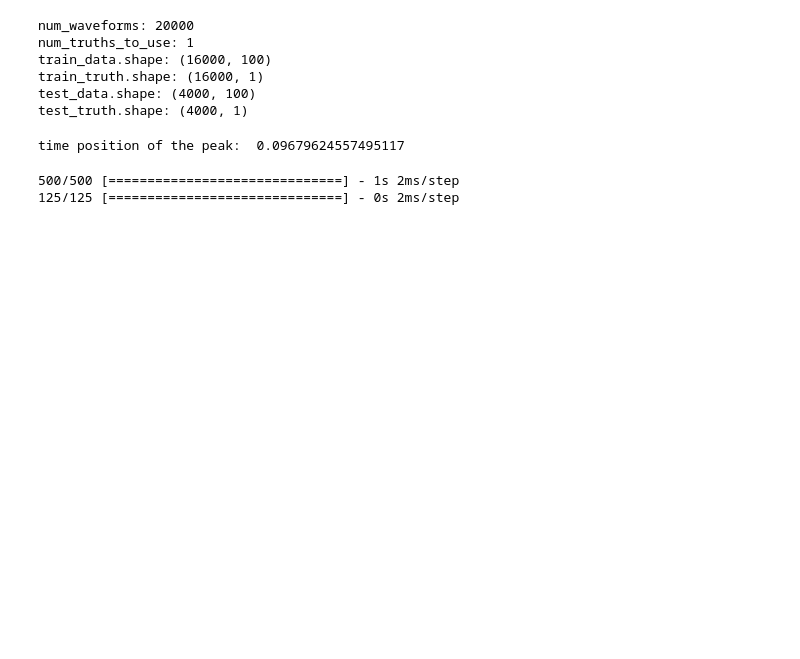
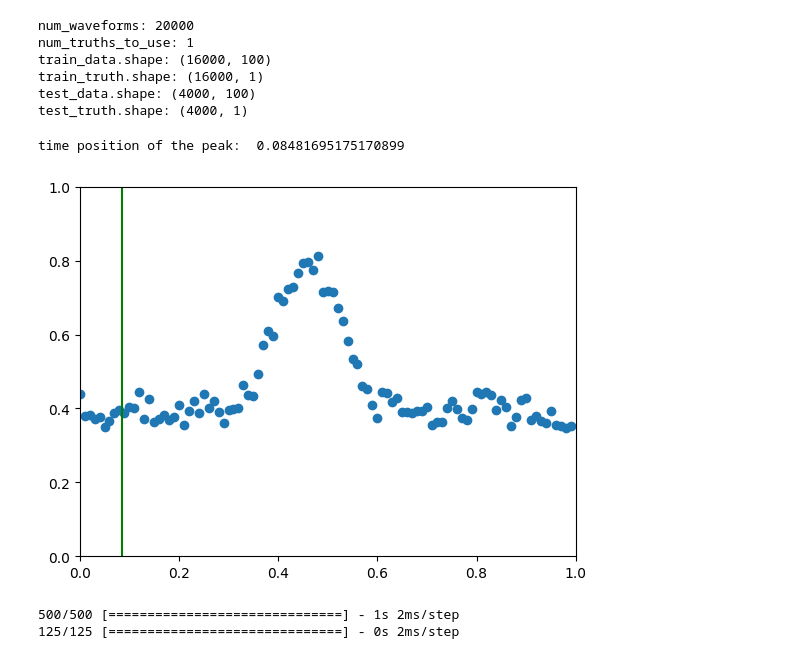
Before and after one commit to mzandrew/phys476, a Jupyter notebook: final_project/waveform_dataset/mza-try9.t_sigma.ipynb, the cells around one changed output. Drawn from its saved outputs; the diff is of its cells as text; code cells hidden in the pictures; blank space fills up the shorter version.

```diff
--- a/final_project/waveform_dataset/mza-try9.t_sigma.ipynb
+++ b/final_project/waveform_dataset/mza-try9.t_sigma.ipynb
@@ -63,20 +63,20 @@ train_truth.shape: (16000, 1)
 test_data.shape: (4000, 100)
 test_truth.shape: (4000, 1)
 # %%
-evt = 8
-if 0:
+evt = 0
+if 1:
+    print("time position of the peak: ", train_truth[evt][0]) # The 0th column: mean of the Gaussian peak
     x = np.zeros(time_samples)
     for i in range(time_samples):
         x[i] = i/time_samples
     y = train_data[evt]
-    plt.xlim(0, 1), plt.ylim(0, 1)
+    plt.xlim(0, 1); plt.ylim(0, 1)
     plt.scatter(x, y)
     plt.plot([train_truth[evt][0], train_truth[evt][0]], [0.0, 1.0], color="green")
     plt.show()
+# %% [output]
+time position of the peak:  0.08481695175170899
+[figure, added]
-# %%
-print("time position of the peak: ", train_truth[evt][0]) # The 0th column: mean of the Gaussian peak
-# %% [output]
-time position of the peak:  0.09679624557495117
 # %%
 import tensorflow as tf
 tf.random.set_seed(seed)
```
Also changed, not shown: parts of 1 cell of this notebook, 11 other files.
